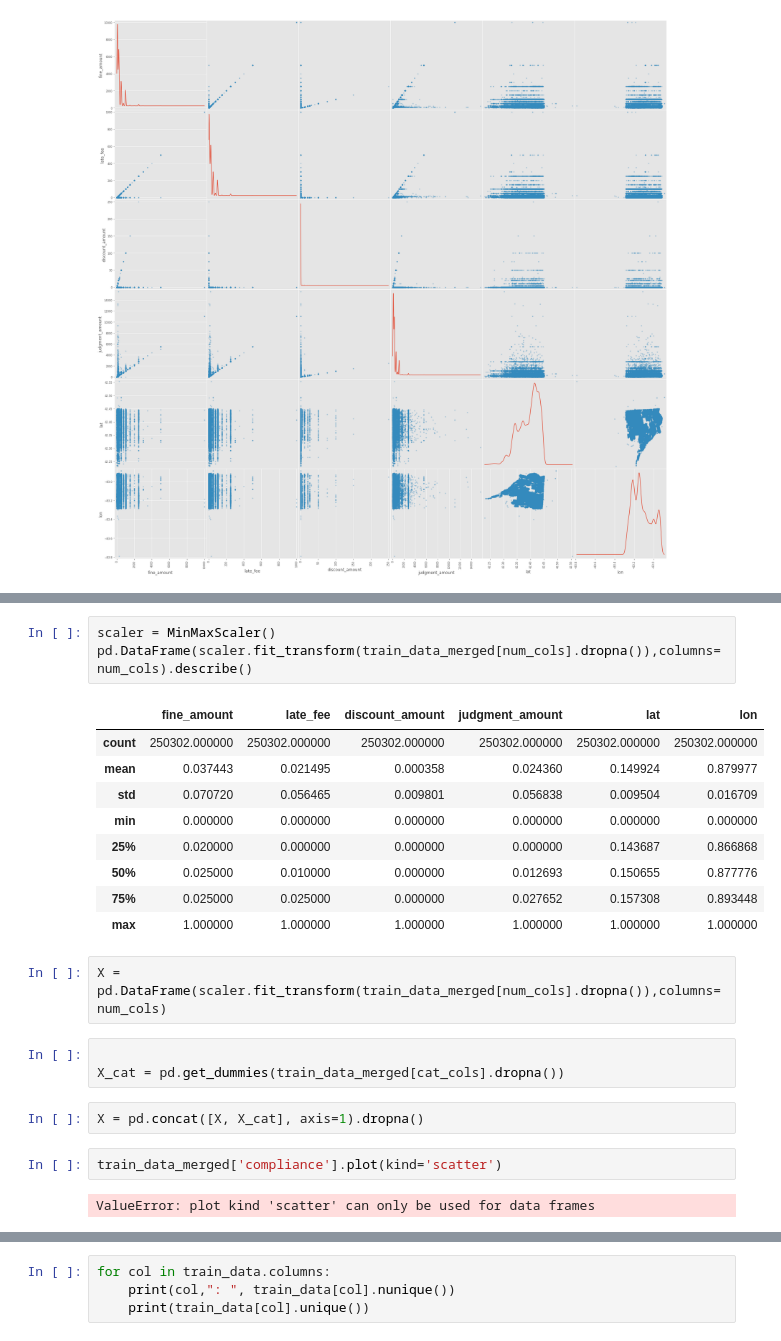
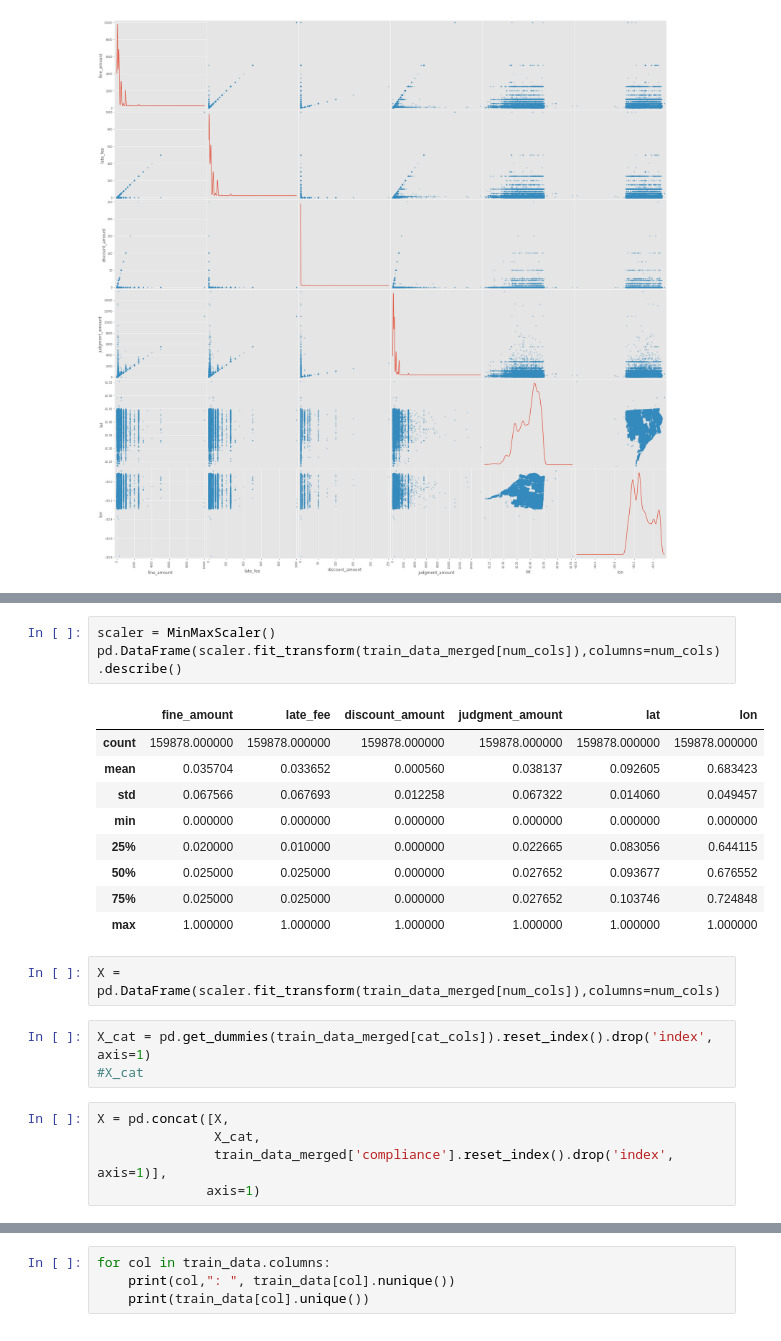
Before and after one commit to aitabuzaid/predict-fines, a Jupyter notebook: Assignment+4.ipynb, the cells around one changed output, grey strips where cells are left out. Drawn from its saved outputs; the diff is of its cells as text.

Commit message:
feat: split data, train, infer
auc of 0.28

```diff
--- a/Assignment+4.ipynb
+++ b/Assignment+4.ipynb
@@ -388,25 +414,24 @@ dtypes: float64(11), int64(1), object(18)
 memory usage: 14.4+ MB
 # %%
 scaler = MinMaxScaler()
-pd.DataFrame(scaler.fit_transform(train_data_merged[num_cols].dropna()),columns=num_cols).describe()
+pd.DataFrame(scaler.fit_transform(train_data_merged[num_cols]),columns=num_cols).describe()
 # %% [output]
 |  | fine_amount | late_fee | discount_amount | judgment_amount | lat | lon |
-| count | 250302.000000 | 250302.000000 | 250302.000000 | 250302.000000 | 250302.000000 | 250302.000000 |
-| mean | 0.037443 | 0.021495 | 0.000358 | 0.024360 | 0.149924 | 0.879977 |
-| std | 0.070720 | 0.056465 | 0.009801 | 0.056838 | 0.009504 | 0.016709 |
+| count | 159878.000000 | 159878.000000 | 159878.000000 | 159878.000000 | 159878.000000 | 159878.000000 |
+| mean | 0.035704 | 0.033652 | 0.000560 | 0.038137 | 0.092605 | 0.683423 |
+| std | 0.067566 | 0.067693 | 0.012258 | 0.067322 | 0.014060 | 0.049457 |
 | min | 0.000000 | 0.000000 | 0.000000 | 0.000000 | 0.000000 | 0.000000 |
-| 25% | 0.020000 | 0.000000 | 0.000000 | 0.000000 | 0.143687 | 0.866868 |
-| 50% | 0.025000 | 0.010000 | 0.000000 | 0.012693 | 0.150655 | 0.877776 |
-| 75% | 0.025000 | 0.025000 | 0.000000 | 0.027652 | 0.157308 | 0.893448 |
+| 25% | 0.020000 | 0.010000 | 0.000000 | 0.022665 | 0.083056 | 0.644115 |
+| 50% | 0.025000 | 0.025000 | 0.000000 | 0.027652 | 0.093677 | 0.676552 |
+| 75% | 0.025000 | 0.025000 | 0.000000 | 0.027652 | 0.103746 | 0.724848 |
 | max | 1.000000 | 1.000000 | 1.000000 | 1.000000 | 1.000000 | 1.000000 |
 # %%
-X = pd.DataFrame(scaler.fit_transform(train_data_merged[num_cols].dropna()),columns=num_cols)
+X = pd.DataFrame(scaler.fit_transform(train_data_merged[num_cols]),columns=num_cols)
-# %%
-
-X_cat = pd.get_dummies(train_data_merged[cat_cols].dropna())
+# %%
+X_cat = pd.get_dummies(train_data_merged[cat_cols]).reset_index().drop('index', axis=1)
+#X_cat
 # %%
-X = pd.concat([X, X_cat], axis=1).dropna()
+X = pd.concat([X,
+               X_cat,
+               train_data_merged['compliance'].reset_index().drop('index', axis=1)],
+              axis=1)
-# %%
-train_data_merged['compliance'].plot(kind='scatter')
-# %% [output]
-ValueError: plot kind 'scatter' can only be used for data frames
```
Also changed, not shown: parts of 10 cells of this notebook.
